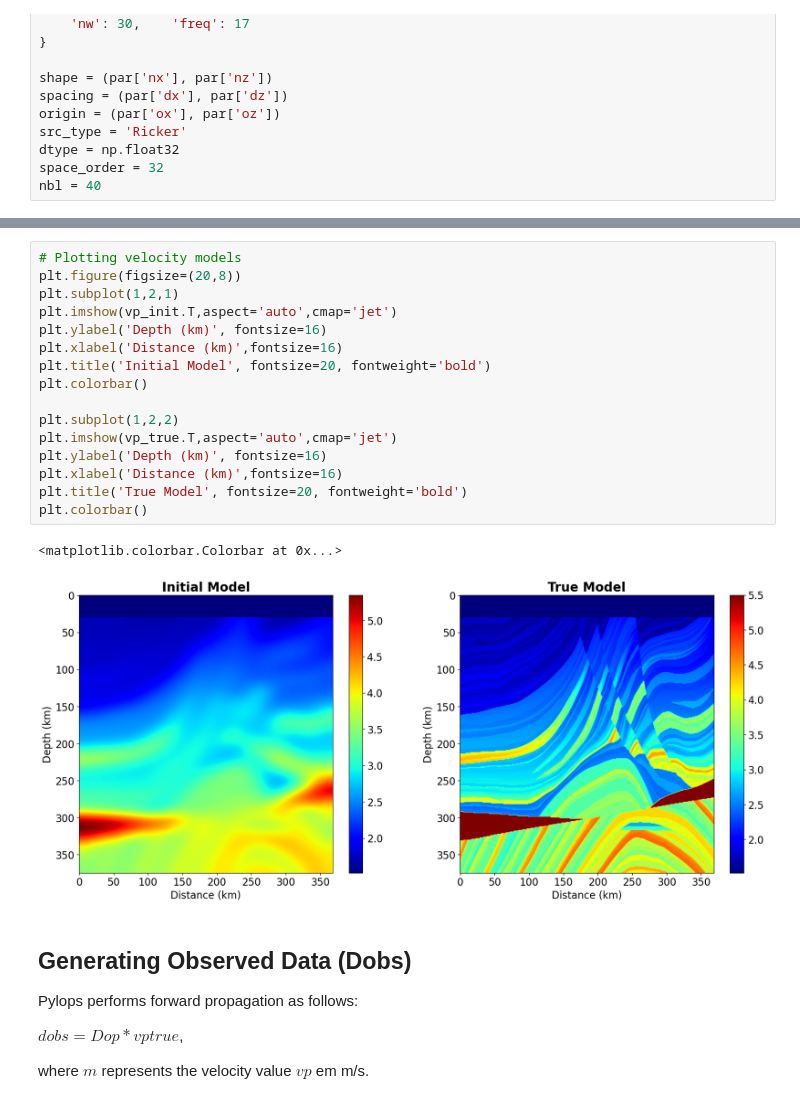
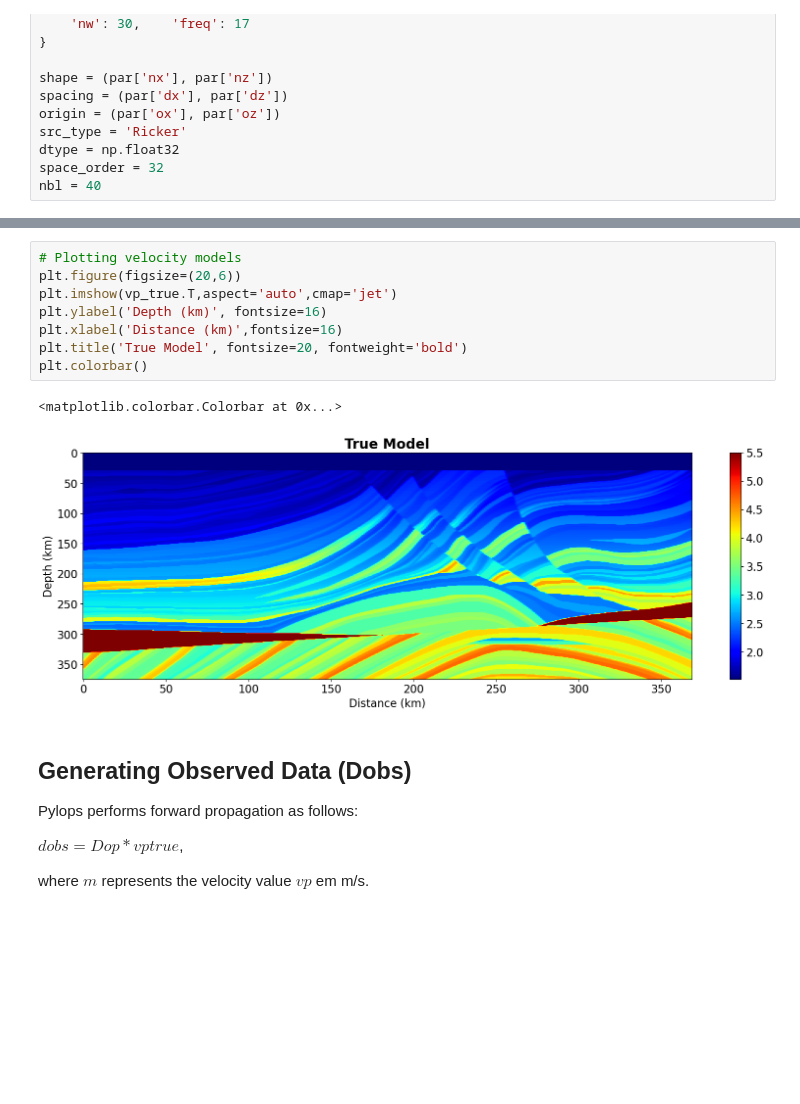
Before and after one commit to LIGA-UFBA/Pylops, a Jupyter notebook: tutorials/notebooks/wiener_filter.ipynb, the cells around one changed output, grey strips where cells are left out. Cells and saved outputs as stored; diff of their text form; blank space fills up the shorter version.

```diff
--- a/tutorials/notebooks/wiener_filter.ipynb
+++ b/tutorials/notebooks/wiener_filter.ipynb
@@ -96,22 +88,14 @@ vp_init = deepcopy(vp0)
 # %%
 # Plotting velocity models
-plt.figure(figsize=(20,8))
-plt.subplot(1,2,1)
-plt.imshow(vp_init.T,aspect='auto',cmap='jet')
-plt.ylabel('Depth (km)', fontsize=16)
-plt.xlabel('Distance (km)',fontsize=16)
-plt.title('Initial Model', fontsize=20, fontweight='bold')
-plt.colorbar()
-
-plt.subplot(1,2,2)
+plt.figure(figsize=(20,6))
 plt.imshow(vp_true.T,aspect='auto',cmap='jet')
 plt.ylabel('Depth (km)', fontsize=16)
 plt.xlabel('Distance (km)',fontsize=16)
 plt.title('True Model', fontsize=20, fontweight='bold')
 plt.colorbar()
 # %% [output]
 <matplotlib.colorbar.Colorbar at 0x...>
-[figure, old version]
+[figure, new version]
 # %% [markdown]
 ##  Generating Observed Data (Dobs)
 
```
Also changed, not shown: parts of 17 cells of this notebook, 1 other file.
